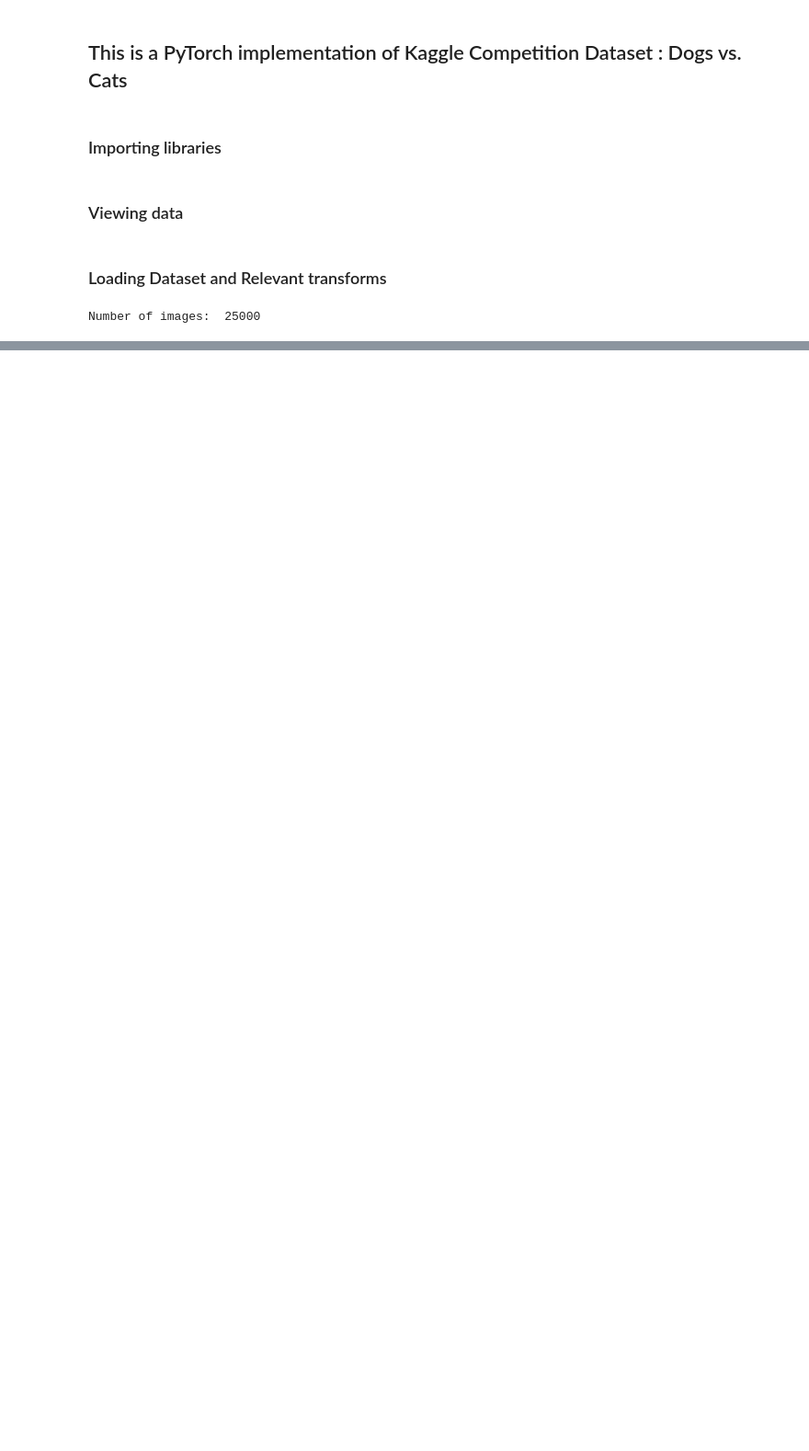
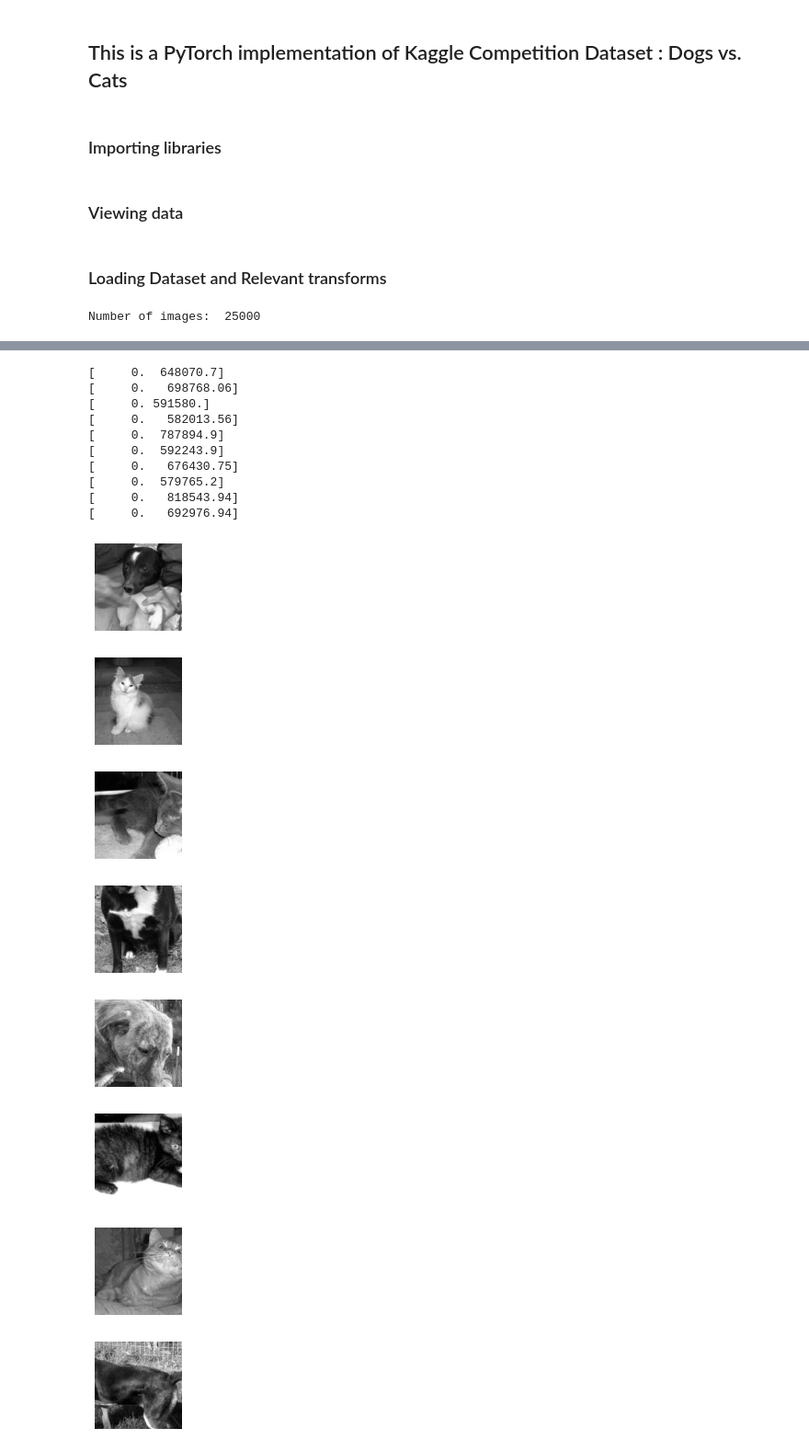
Before and after one commit to nimitm97/Dogs-vs-cats, a Jupyter notebook: cats-and-dogs.ipynb, the cells around one changed output, grey strips where cells are left out. Shown: that part at 92% size. Drawn from its saved outputs; the diff is of its cells as text; code cells hidden in the pictures; blank space fills up the shorter version.

```diff
--- a/cats-and-dogs.ipynb
+++ b/cats-and-dogs.ipynb
@@ -40,0 +89,4 @@ Number of images:  25000
+# %%
+from model import Net
+net = Net()
+print(net)
@@ -40,0 +104,6 @@ Number of images:  25000
+# %%
+batch_size = 30
+train_loader = DataLoader(transformed_dataset,
+                          batch_size=batch_size,
+                          shuffle=True,
+                          num_workers=0)
@@ -40,0 +164,3 @@ Number of images:  25000
+# %%
+testdataset = DogsCatsDataset(root_dir="./data/test1/", transform=data_transform)
+test_loader = DataLoader(testdataset,batch_size=10,num_workers=0)
@@ -40,0 +188,49 @@ Number of images:  25000
+# %%
+# call the above function
+# returns: test images, test predicted keypoints, test ground truth keypoints
+test_images, test_outputs, category = net_sample_output()
+# %%
+# visualize the output
+# by default this shows a batch of 10 images
+def visualize_output(test_images, test_outputs, category, batch_size=10):
+
+    for i in range(batch_size):
+        plt.figure(figsize=(20,10))
+        ax = plt.subplot(1, batch_size, i+1)
+
+        # un-transform the image data
+        image = test_images[i].data   # get the image from it's Variable wrapper
+        image = image.numpy()   # convert to numpy array from a Tensor
+        image = np.transpose(image, (1, 2, 0))   # transpose to go from torch to numpy image
+
+        # un-transform the predicted key_pts data
+        predicted_label = test_outputs[i].data
+        predicted_label = predicted_label.numpy()
+        print(predicted_label)
+        plt.imshow(np.squeeze(image), cmap='gray')
+
+        plt.axis('off')
+
+    plt.show()
+
+# call it
+visualize_output(test_images, test_outputs, category)
+# %% [output]
+[     0.  648070.7]
+[     0.   698768.06]
+[     0. 591580.]
+[     0.   582013.56]
+[     0.  787894.9]
+[     0.  592243.9]
+[     0.   676430.75]
+[     0.  579765.2]
+[     0.   818543.94]
+[     0.   692976.94]
+[figure, added]
+[figure, added]
+[figure, added]
+[figure, added]
+[figure, added]
+[figure, added]
+[figure, added]
+[figure, added]
```
Also changed, not shown: parts of 15 cells of this notebook, 2 other files.
